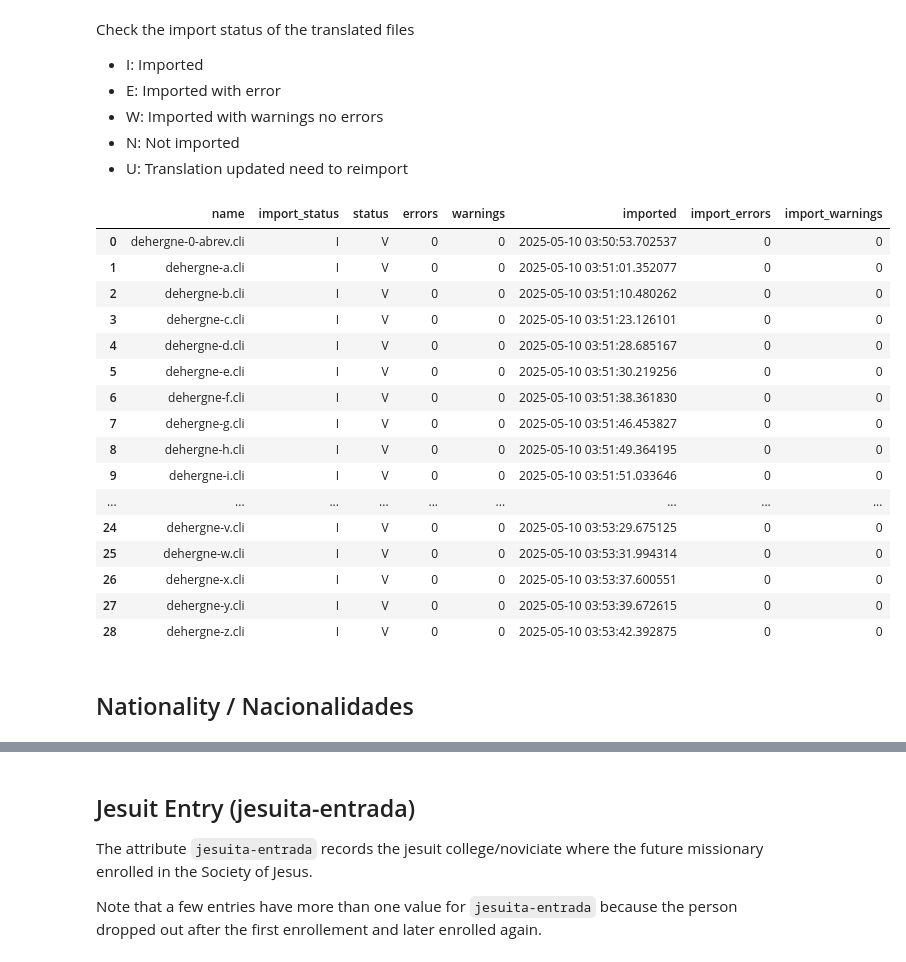
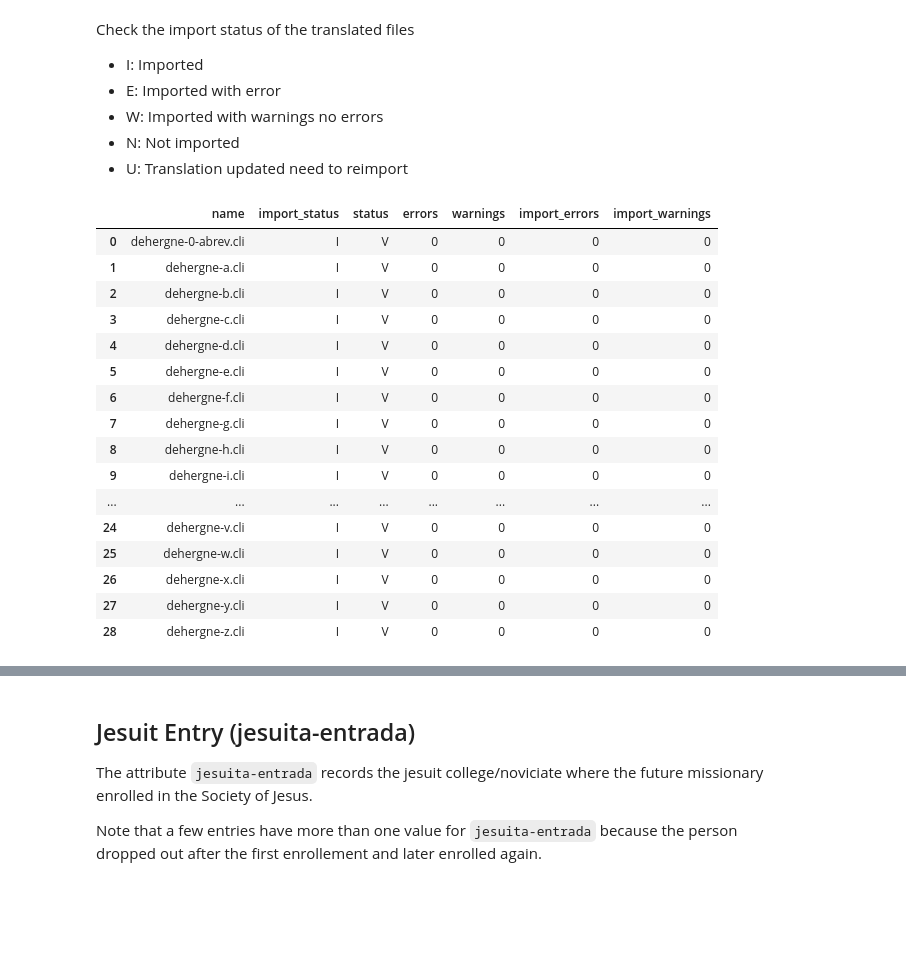
Before and after one commit to joaquimrcarvalho/dehergne-locations, a Jupyter notebook: notebooks/dehergne_analysis.ipynb, the cells around one changed output, grey strips where cells are left out. Saved outputs shown, nothing was run; the diff lists cells and outputs as text; code cells hidden in the pictures; blank space fills up the shorter version.

```diff
--- a/notebooks/dehergne_analysis.ipynb
+++ b/notebooks/dehergne_analysis.ipynb
@@ -118,24 +70,22 @@ Check the import status of the translated files
 # %%
 kleio_files = tlnb.get_kleio_files()
 # kleio_files.info()
-kleio_files[["name","import_status","status","errors","warnings","imported","import_errors","import_warnings"]]
+kleio_files[["name","import_status","status","errors","warnings","import_errors","import_warnings"]]
 # %% [output]
-|  | name | import_status | status | errors | warnings | imported | import_errors | import_warnings |
-| 0 | dehergne-0-abrev.cli | I | V | 0 | 0 | 2025-05-10 03:50:53.702537 | 0 | 0 |
-| 1 | dehergne-a.cli | I | V | 0 | 0 | 2025-05-10 03:51:01.352077 | 0 | 0 |
-| 2 | dehergne-b.cli | I | V | 0 | 0 | 2025-05-10 03:51:10.480262 | 0 | 0 |
-| 3 | dehergne-c.cli | I | V | 0 | 0 | 2025-05-10 03:51:23.126101 | 0 | 0 |
-| 4 | dehergne-d.cli | I | V | 0 | 0 | 2025-05-10 03:51:28.685167 | 0 | 0 |
-| 5 | dehergne-e.cli | I | V | 0 | 0 | 2025-05-10 03:51:30.219256 | 0 | 0 |
-| 6 | dehergne-f.cli | I | V | 0 | 0 | 2025-05-10 03:51:38.361830 | 0 | 0 |
-| 7 | dehergne-g.cli | I | V | 0 | 0 | 2025-05-10 03:51:46.453827 | 0 | 0 |
-| 8 | dehergne-h.cli | I | V | 0 | 0 | 2025-05-10 03:51:49.364195 | 0 | 0 |
-| 9 | dehergne-i.cli | I | V | 0 | 0 | 2025-05-10 03:51:51.033646 | 0 | 0 |
-| ... | ... | ... | ... | ... | ... | ... | ... | ... |
-| 24 | dehergne-v.cli | I | V | 0 | 0 | 2025-05-10 03:53:29.675125 | 0 | 0 |
-| 25 | dehergne-w.cli | I | V | 0 | 0 | 2025-05-10 03:53:31.994314 | 0 | 0 |
-| 26 | dehergne-x.cli | I | V | 0 | 0 | 2025-05-10 03:53:37.600551 | 0 | 0 |
-| 27 | dehergne-y.cli | I | V | 0 | 0 | 2025-05-10 03:53:39.672615 | 0 | 0 |
-| 28 | dehergne-z.cli | I | V | 0 | 0 | 2025-05-10 03:53:42.392875 | 0 | 0 |
+|  | name | import_status | status | errors | warnings | import_errors | import_warnings |
+| 0 | dehergne-0-abrev.cli | I | V | 0 | 0 | 0 | 0 |
+| 1 | dehergne-a.cli | I | V | 0 | 0 | 0 | 0 |
+| 2 | dehergne-b.cli | I | V | 0 | 0 | 0 | 0 |
+| 3 | dehergne-c.cli | I | V | 0 | 0 | 0 | 0 |
+| 4 | dehergne-d.cli | I | V | 0 | 0 | 0 | 0 |
+| 5 | dehergne-e.cli | I | V | 0 | 0 | 0 | 0 |
+| 6 | dehergne-f.cli | I | V | 0 | 0 | 0 | 0 |
+| 7 | dehergne-g.cli | I | V | 0 | 0 | 0 | 0 |
+| 8 | dehergne-h.cli | I | V | 0 | 0 | 0 | 0 |
+| 9 | dehergne-i.cli | I | V | 0 | 0 | 0 | 0 |
+| ... | ... | ... | ... | ... | ... | ... | ... |
+| 24 | dehergne-v.cli | I | V | 0 | 0 | 0 | 0 |
+| 25 | dehergne-w.cli | I | V | 0 | 0 | 0 | 0 |
+| 26 | dehergne-x.cli | I | V | 0 | 0 | 0 | 0 |
+| 27 | dehergne-y.cli | I | V | 0 | 0 | 0 | 0 |
+| 28 | dehergne-z.cli | I | V | 0 | 0 | 0 | 0 |
-# %% [markdown]
-## Nationality / Nacionalidades
```
Also changed, not shown: parts of 22 cells of this notebook, 2 other files.
